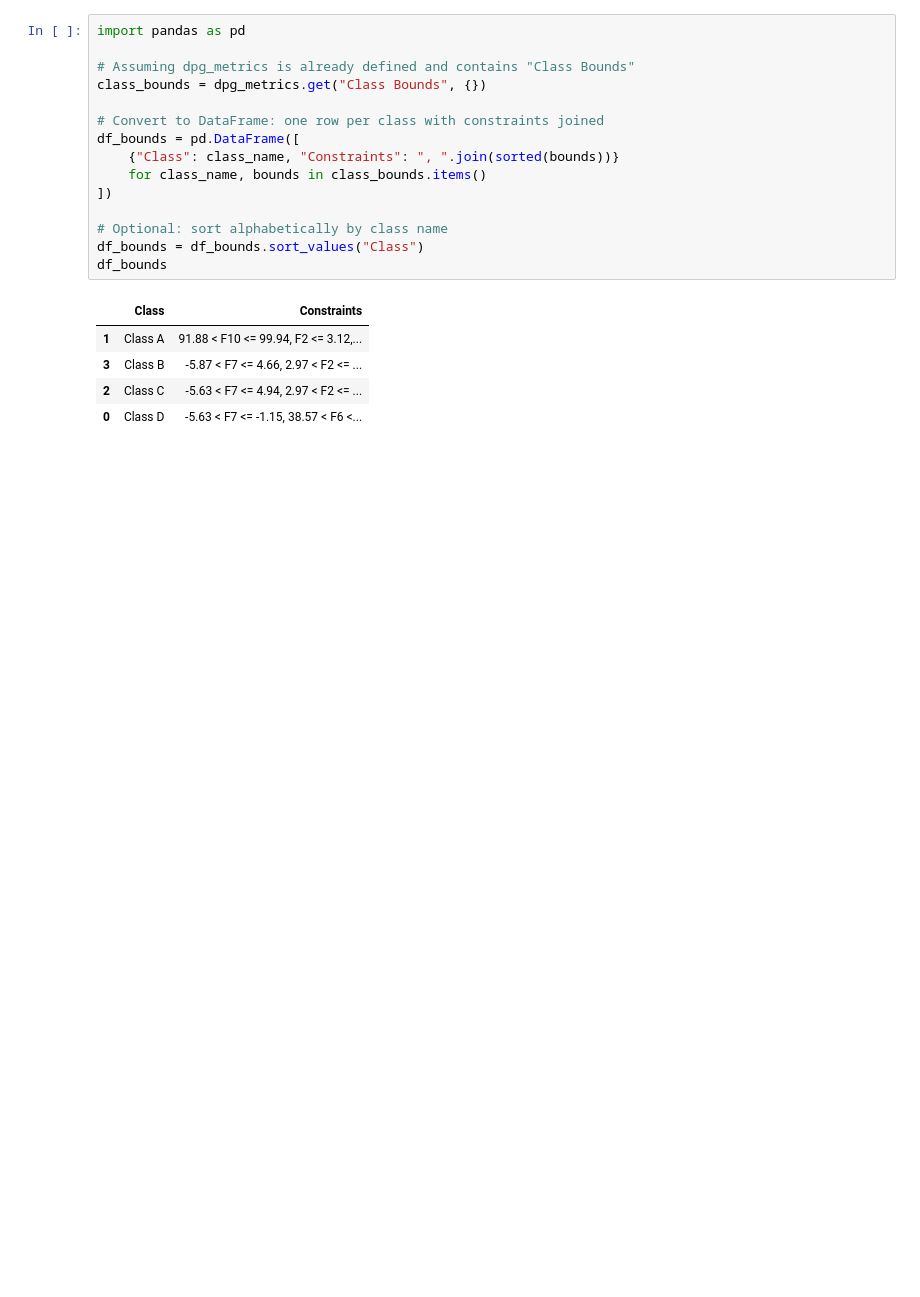
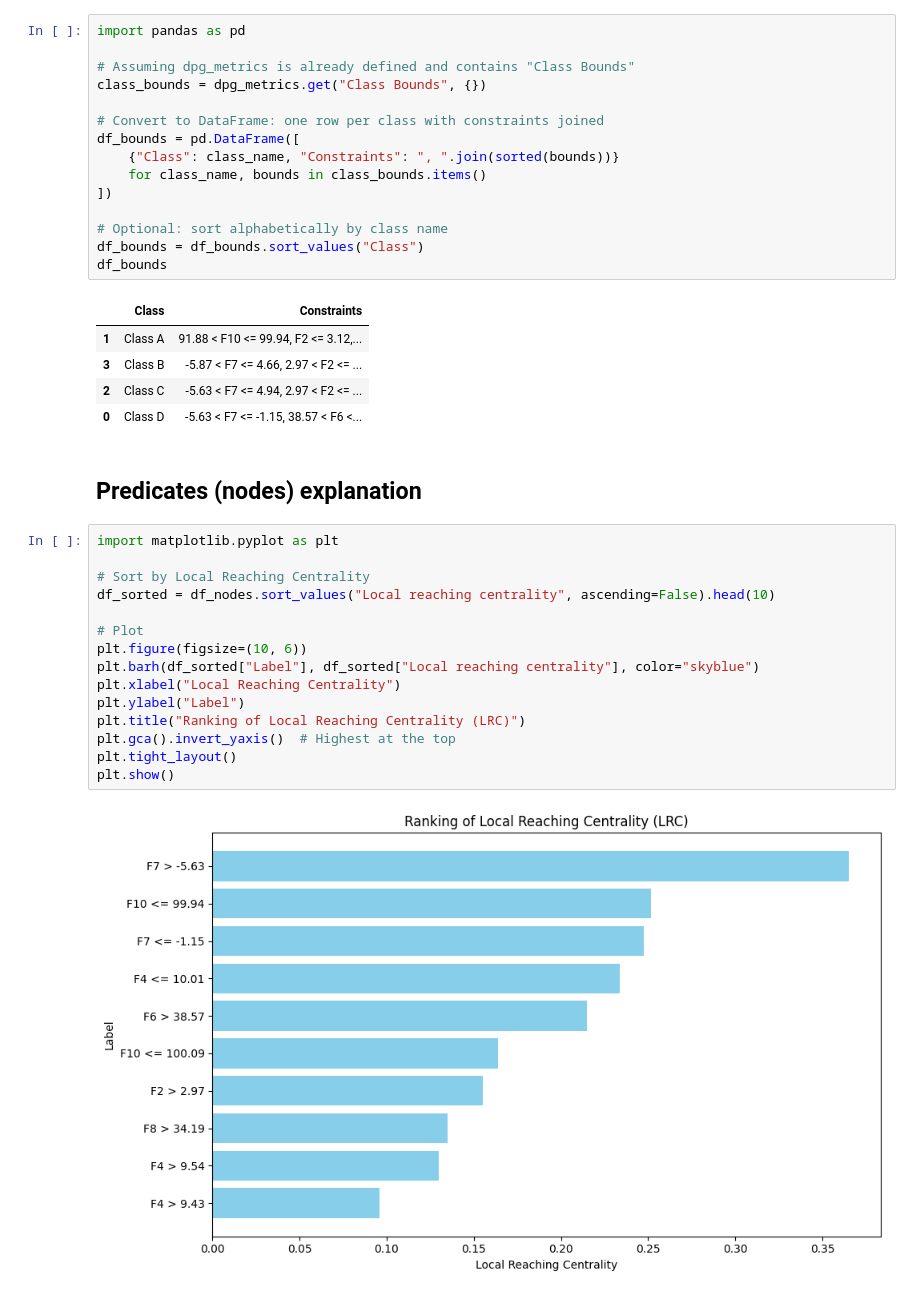
Before and after one commit to LeonardoArrighi/DPG, a Jupyter notebook: examples/example_dpg_notebook.ipynb, the cells around one changed output. Drawn from its saved outputs; the diff is of its cells as text; blank space fills up the shorter version.

```diff
--- a/examples/example_dpg_notebook.ipynb
+++ b/examples/example_dpg_notebook.ipynb
@@ -116,3 +101,22 @@ df_bounds
 | 3 | Class B | -5.87 < F7 <= 4.66, 2.97 < F2 <= ... |
 | 2 | Class C | -5.63 < F7 <= 4.94, 2.97 < F2 <= ... |
 | 0 | Class D | -5.63 < F7 <= -1.15, 38.57 < F6 <... |
+# %% [markdown]
+## Predicates (nodes) explanation
+# %%
+import matplotlib.pyplot as plt
+
+# Sort by Local Reaching Centrality
+df_sorted = df_nodes.sort_values("Local reaching centrality", ascending=False).head(10)
+
+# Plot
+plt.figure(figsize=(10, 6))
+plt.barh(df_sorted["Label"], df_sorted["Local reaching centrality"], color="skyblue")
+plt.xlabel("Local Reaching Centrality")
+plt.ylabel("Label")
+plt.title("Ranking of Local Reaching Centrality (LRC)")
+plt.gca().invert_yaxis()  # Highest at the top
+plt.tight_layout()
+plt.show()
+# %% [output]
+[figure, added]
```
Also changed, not shown: parts of 1 cell of this notebook, 1 other file.
